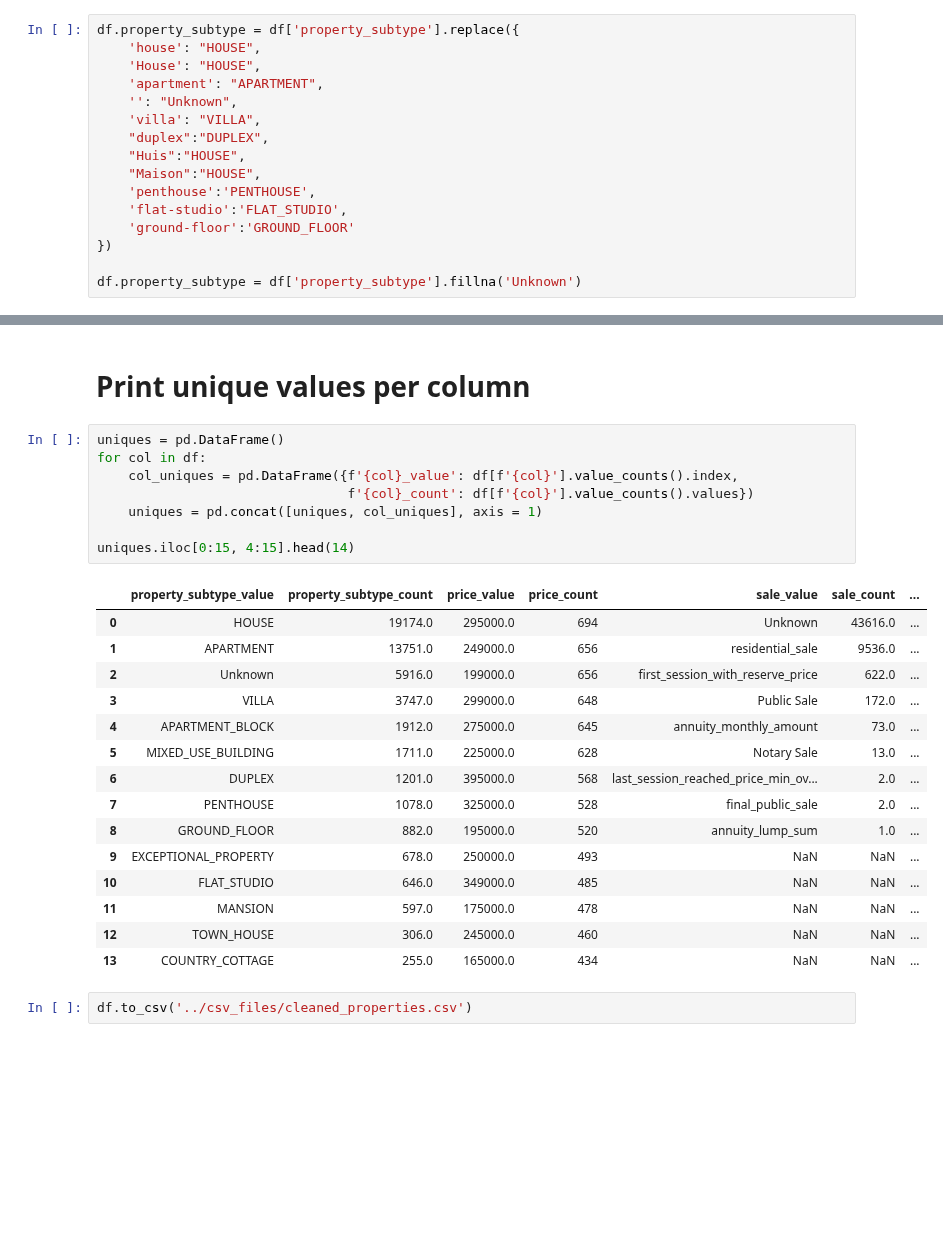
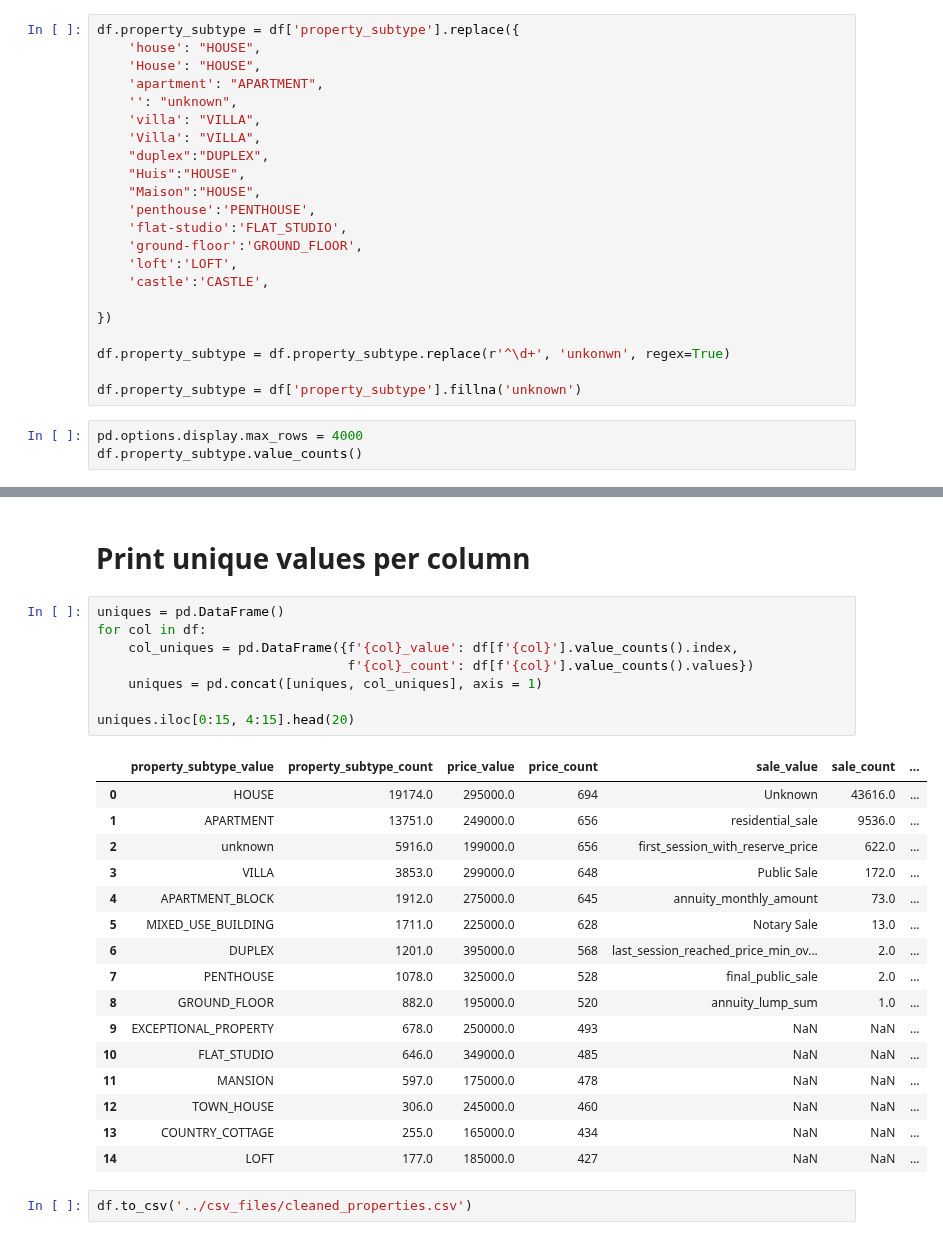
Before and after one commit to phfimmers/Data_visualization, a Jupyter notebook: Data-Cleaning/combined_data_cleaning.ipynb, the cells around one changed output, grey strips where cells are left out. Cells and saved outputs as stored; diff of their text form; blank space fills up the shorter version.

```diff
--- a/Data-Cleaning/combined_data_cleaning.ipynb
+++ b/Data-Cleaning/combined_data_cleaning.ipynb
@@ -105,14 +105,23 @@ df.property_subtype = df['property_subtype'].replace({
     'house': "HOUSE",
     'House': "HOUSE",
     'apartment': "APARTMENT",
-    '': "Unknown",
+    '': "unknown",
     'villa': "VILLA",
+    'Villa': "VILLA",
     "duplex":"DUPLEX",
     "Huis":"HOUSE",
     "Maison":"HOUSE",
     'penthouse':'PENTHOUSE',
     'flat-studio':'FLAT_STUDIO',
-    'ground-floor':'GROUND_FLOOR'
+    'ground-floor':'GROUND_FLOOR',
+    'loft':'LOFT',
+    'castle':'CASTLE',
+
 })
 
-df.property_subtype = df['property_subtype'].fillna('Unknown')
+df.property_subtype = df.property_subtype.replace(r'^\d+', 'unkonwn', regex=True)
+
+df.property_subtype = df['property_subtype'].fillna('unknown')
+# %%
+pd.options.display.max_rows = 4000
+df.property_subtype.value_counts()
@@ -534,17 +566,17 @@ df['region'] = df['locality'].apply(get_region)
 # %%
 uniques = pd.DataFrame()
 for col in df:
     col_uniques = pd.DataFrame({f'{col}_value': df[f'{col}'].value_counts().index,
                                 f'{col}_count': df[f'{col}'].value_counts().values})
     uniques = pd.concat([uniques, col_uniques], axis = 1)
 
-uniques.iloc[0:15, 4:15].head(14)
+uniques.iloc[0:15, 4:15].head(20)
 # %% [output]
 |  | property_subtype_value | property_subtype_count | price_value | price_count | sale_value | sale_count | ... |
 | 0 | HOUSE | 19174.0 | 295000.0 | 694 | Unknown | 43616.0 | ... |
 | 1 | APARTMENT | 13751.0 | 249000.0 | 656 | residential_sale | 9536.0 | ... |
-| 2 | Unknown | 5916.0 | 199000.0 | 656 | first_session_with_reserve_price | 622.0 | ... |
-| 3 | VILLA | 3747.0 | 299000.0 | 648 | Public Sale | 172.0 | ... |
+| 2 | unknown | 5916.0 | 199000.0 | 656 | first_session_with_reserve_price | 622.0 | ... |
+| 3 | VILLA | 3853.0 | 299000.0 | 648 | Public Sale | 172.0 | ... |
 | 4 | APARTMENT_BLOCK | 1912.0 | 275000.0 | 645 | annuity_monthly_amount | 73.0 | ... |
 | 5 | MIXED_USE_BUILDING | 1711.0 | 225000.0 | 628 | Notary Sale | 13.0 | ... |
 | 6 | DUPLEX | 1201.0 | 395000.0 | 568 | last_session_reached_price_min_ov... | 2.0 | ... |
@@ -555,5 +587,6 @@ uniques.iloc[0:15, 4:15].head(14)
 | 11 | MANSION | 597.0 | 175000.0 | 478 | NaN | NaN | ... |
 | 12 | TOWN_HOUSE | 306.0 | 245000.0 | 460 | NaN | NaN | ... |
 | 13 | COUNTRY_COTTAGE | 255.0 | 165000.0 | 434 | NaN | NaN | ... |
+| 14 | LOFT | 177.0 | 185000.0 | 427 | NaN | NaN | ... |
 # %%
 df.to_csv('../csv_files/cleaned_properties.csv')
```
Also changed, not shown: parts of 2 cells of this notebook, 1 other file.
